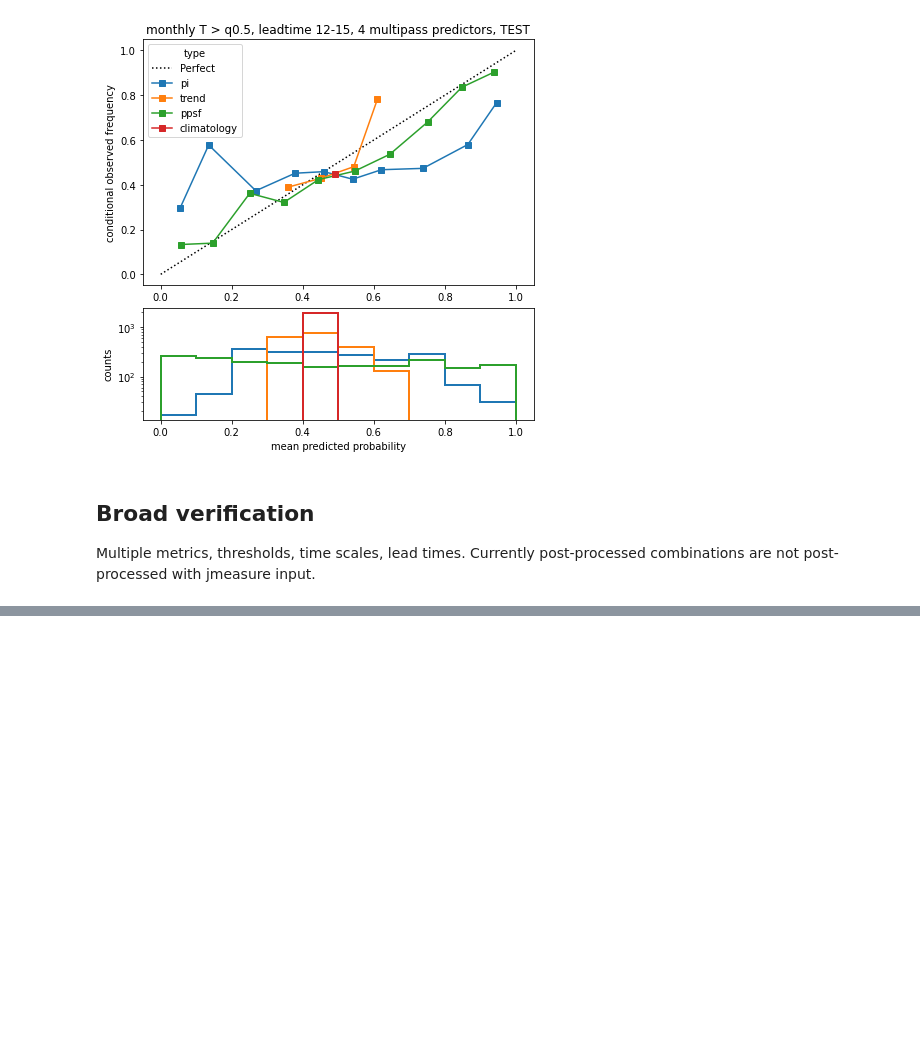
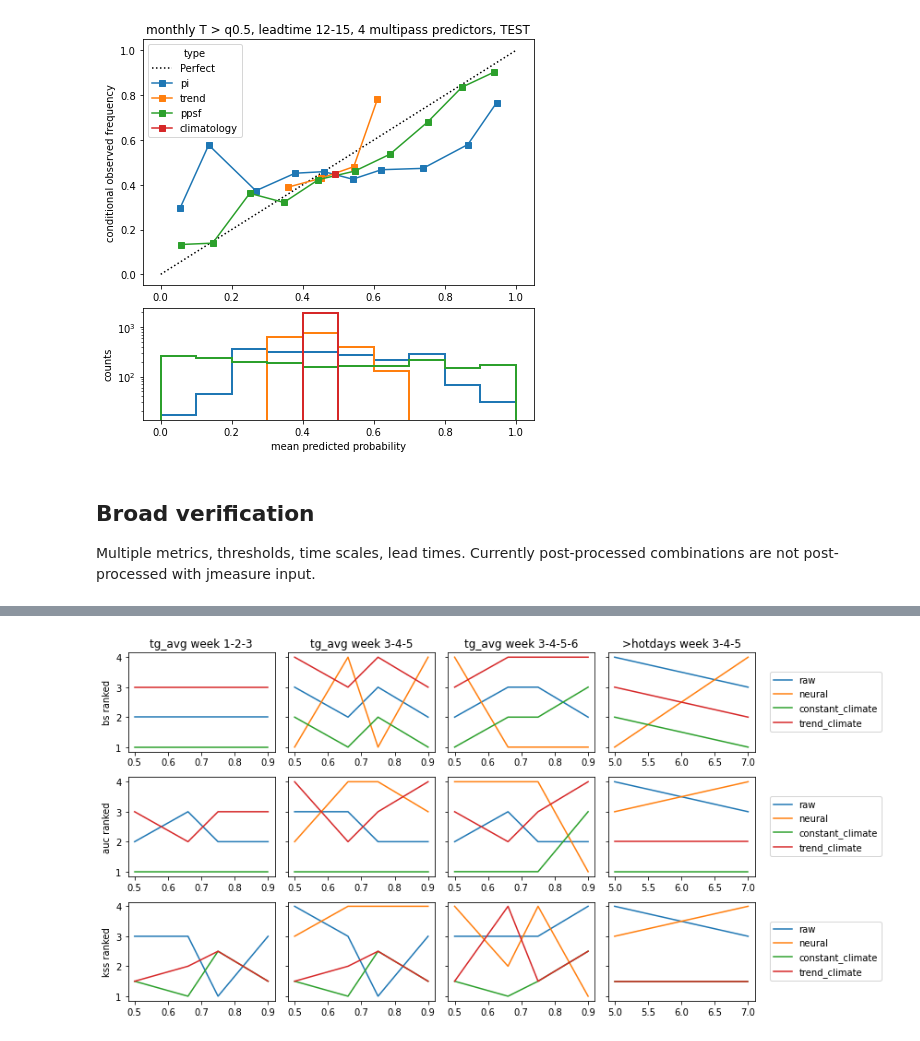
Before and after one commit to chiemvs/Hybrid, a Jupyter notebook: notebooks/verification.ipynb, the cells around one changed output, grey strips where cells are left out. Cells and saved outputs as stored; diff of their text form; code cells hidden in the pictures; blank space fills up the shorter version.

```diff
--- a/notebooks/verification.ipynb
+++ b/notebooks/verification.ipynb
@@ -295,0 +443,30 @@ ranks.loc[['auc'],31].T.plot()
+# %%
+fig, axes = plt.subplots(nrows=3, ncols = 4, figsize = (12,6), sharey = True, facecolor='white')
+aliases = pd.Series(['raw','neural','constant_climate','trend_climate'], index = ['pi','ppsf','climatology','trend'])
+def plotranks(ax, plotframe):
+    plotframe = plotframe.copy()
+    plotframe.columns = plotframe.columns.droplevel(0)
+    if not ('ppsf' in plotframe.columns):
+        plotframe['ppsf'] = np.nan
+    for label in aliases.index:
+        ax.plot(plotframe.index, plotframe[label], label = aliases.loc[label])
+    return ax
+for i,score in enumerate(rankraw.columns.get_level_values('score').unique()):
+
+    plotranks(ax = axes[i,0], plotframe = rankraw.loc[:,(score,slice(None))]) # First raw tganom 21
+    plotranks(ax = axes[i,1], plotframe = ranktganom.loc[21,(score,slice(None))]) # Then pp tganom 21
+    plotranks(ax = axes[i,2], plotframe = ranktganom.loc[31,(score,slice(None))]) # Then pp tganom 31
+    plotranks(ax = axes[i,3], plotframe = ranktgex.loc[:,(score,slice(None))]) # Then hotdays
+    #axes[i,1].plot()
+    #axes[i,2].plot(ranktganom.loc[31,(score,slice(None))])
+    #axes[i,3].plot(ranktgex.loc[:,(score,slice(None))]) # Then hotdays
+    axes[i,3].legend(loc = (1.1,0.2))
+    axes[i,0].set_ylabel(f'{score} ranked')
+
+axes[0,0].set_title('tg_avg week 1-2-3')
+axes[0,1].set_title('tg_avg week 3-4-5')
+axes[0,2].set_title('tg_avg week 3-4-5-6')
+axes[0,3].set_title('>hotdays week 3-4-5')
+plt.tight_layout()
+# %% [output]
+[figure, added]
```
Also changed, not shown: parts of 8 cells of this notebook, 2 other files.
